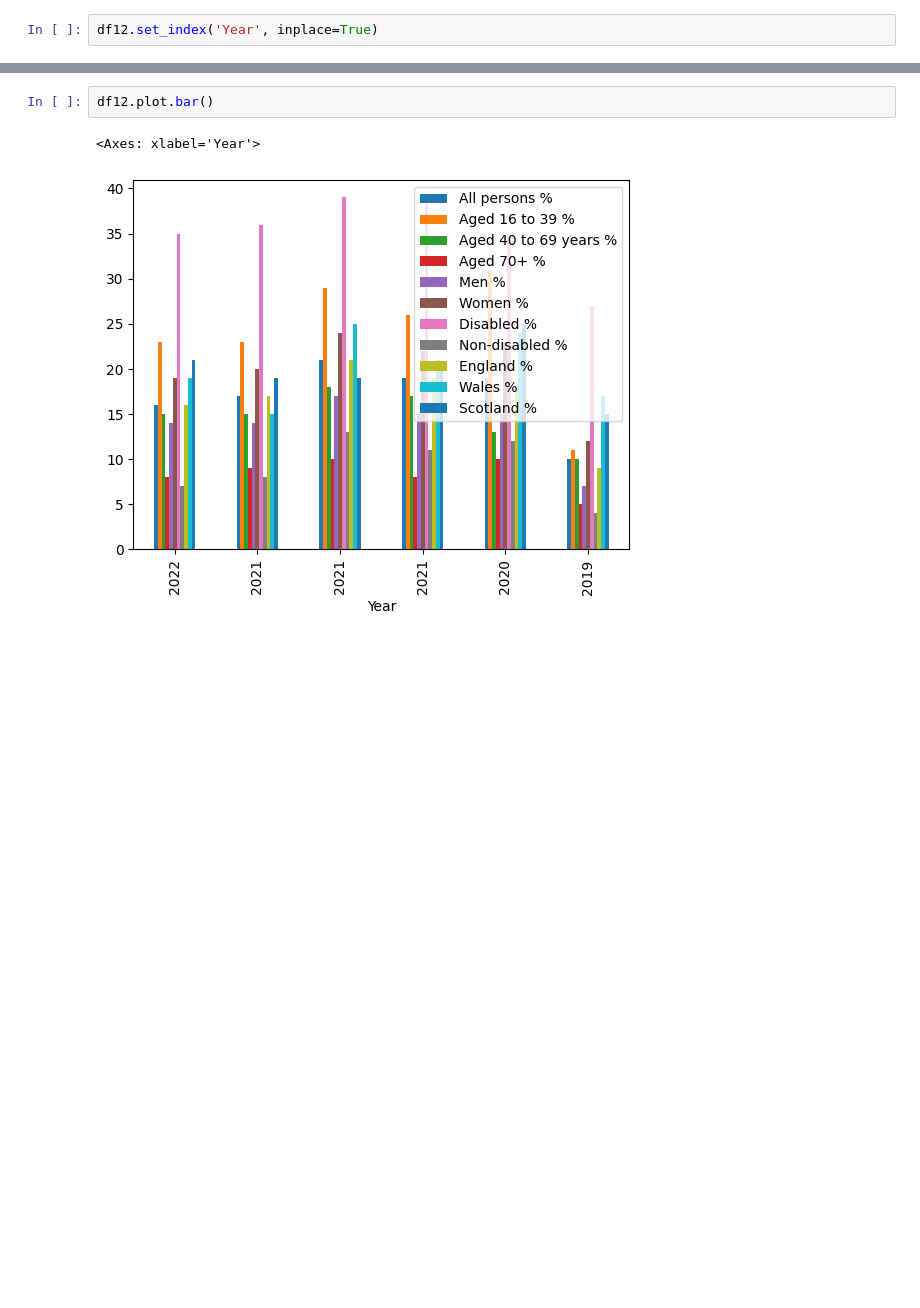
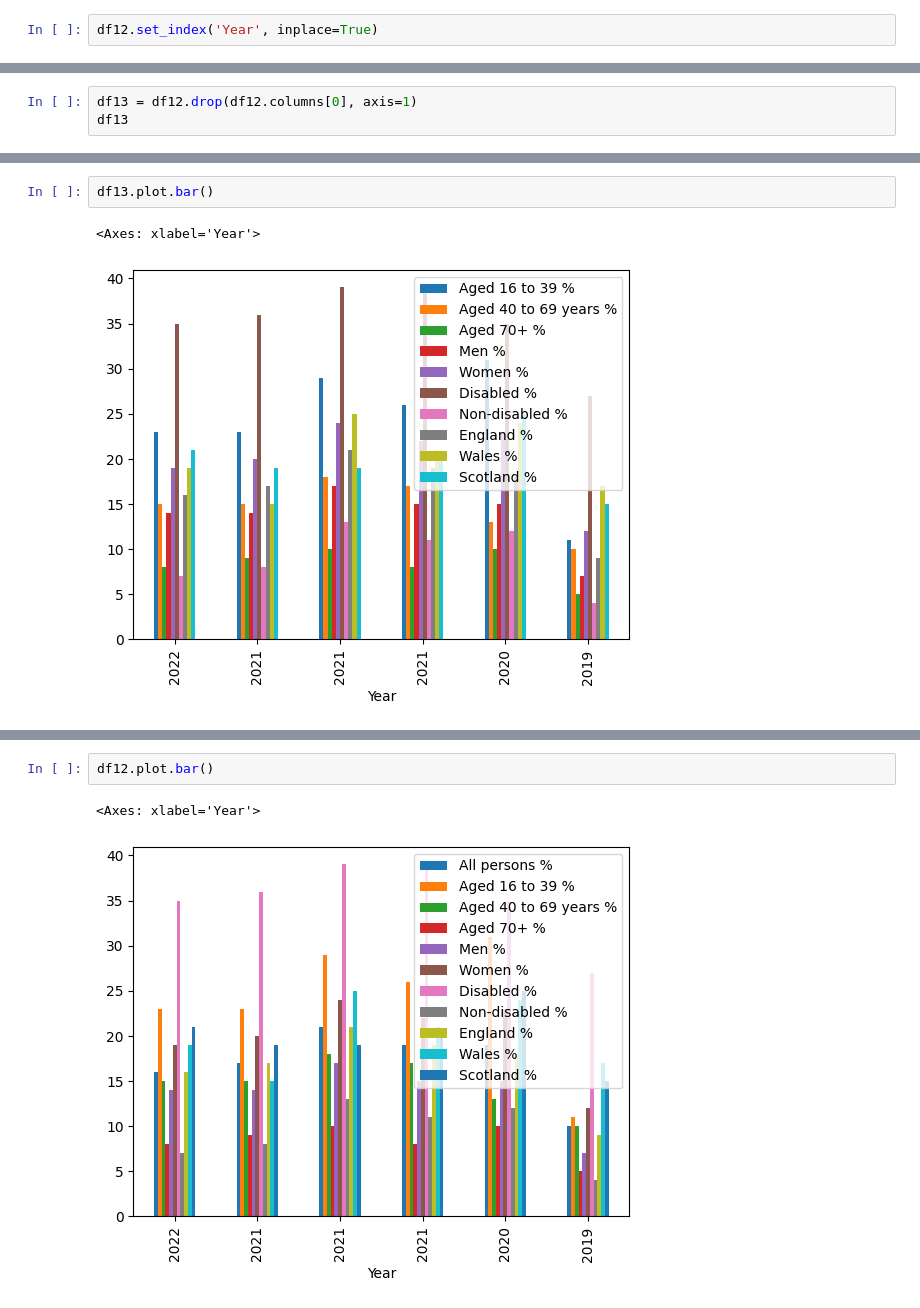
Before and after one commit to NabilahYK/PROGRAMMING-EXAM2, a Jupyter notebook: ProgrammingExam2.ipynb, the cells around one changed output, grey strips where cells are left out. Cells and saved outputs as stored; diff of their text form; blank space fills up the shorter version.

```diff
--- a/ProgrammingExam2.ipynb
+++ b/ProgrammingExam2.ipynb
@@ -489,0 +531,3 @@ df12.set_index('Year', inplace=True)
+# %%
+df13 = df12.drop(df12.columns[0], axis=1)
+df13
@@ -489,0 +543,5 @@ df12.set_index('Year', inplace=True)
+# %%
+df13.plot.bar()
+# %% [output]
+<Axes: xlabel='Year'>
+[figure, added]
```
Also changed, not shown: parts of 9 cells of this notebook.
